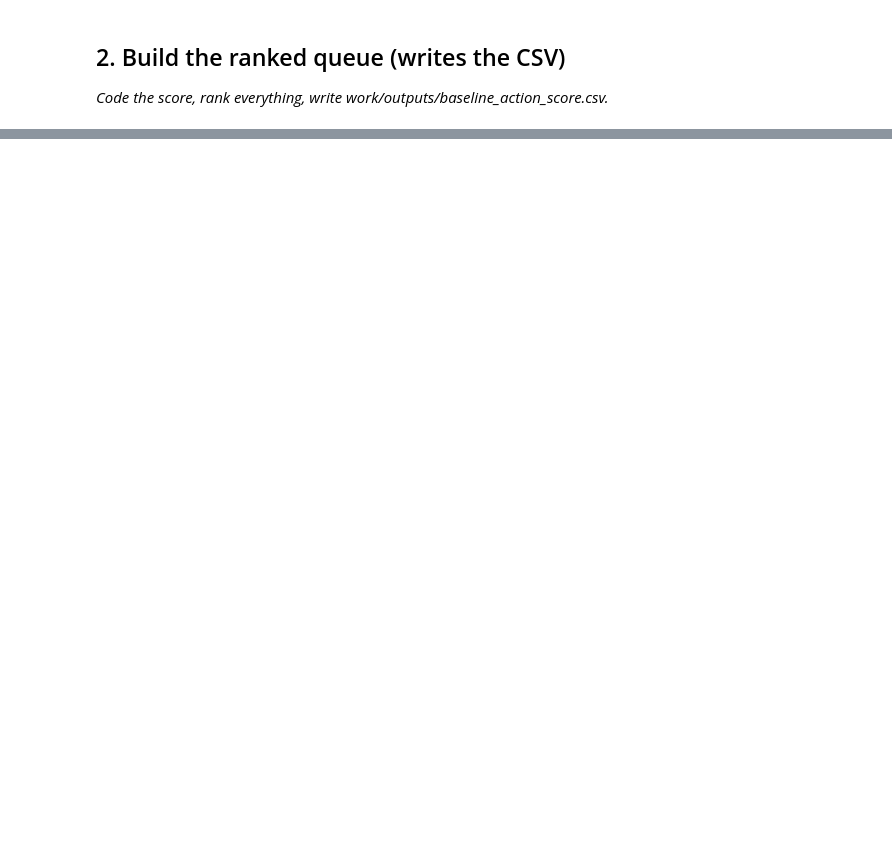
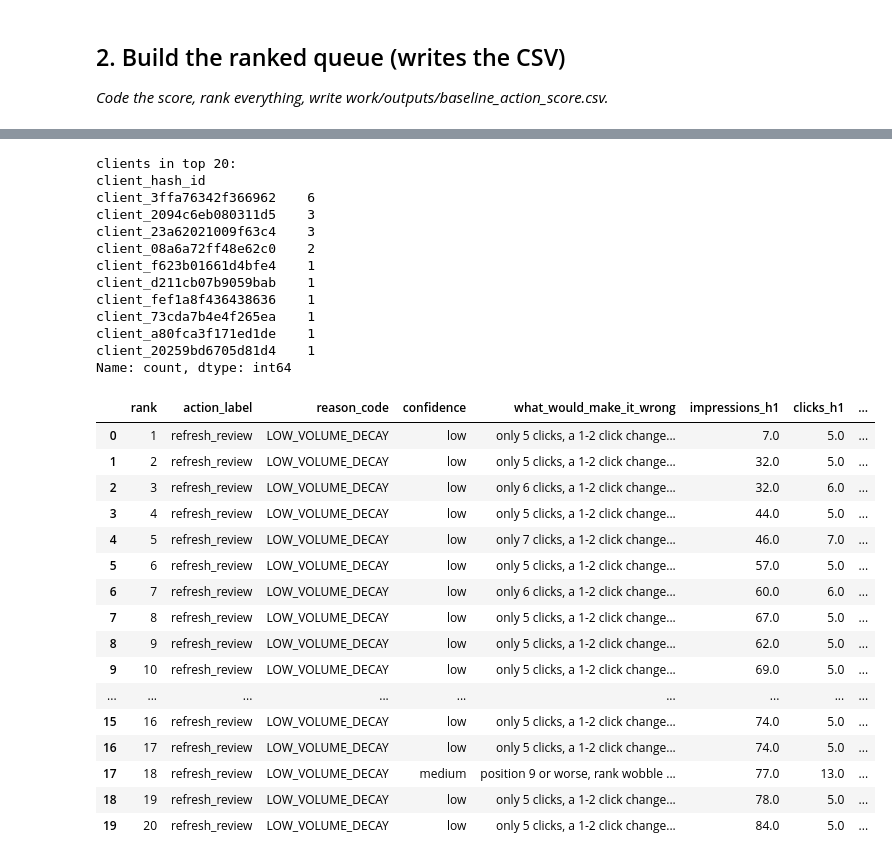
Before and after one commit to Hammad-vibes/FlyRank-Internship, a Jupyter notebook: work/notebooks/w04_baseline_score.ipynb, the cells around one changed output, grey strips where cells are left out. Saved outputs shown, nothing was run; the diff lists cells and outputs as text; code cells hidden in the pictures; blank space fills up the shorter version.

```diff
--- a/work/notebooks/w04_baseline_score.ipynb
+++ b/work/notebooks/w04_baseline_score.ipynb
@@ -17,3 +89,17 @@ This skeleton is yours to fill. Work the sections **in order** — each one has
 ## 2. Build the ranked queue (writes the CSV)
 
 *Code the score, rank everything, write work/outputs/baseline_action_score.csv.*
+# %%
+# This cell is for CODE (numbers, a query, a check).
+# Write your text answer in the cell ABOVE this one — typing sentences here breaks Run All.
+q = df.copy()
+q["impr_pct"] = q["impressions_h1"].rank(pct=True)
+q["score"] = (1 - q["impr_pct"]).round(4)
+
+cut = q["score"].quantile(0.90)
+q["action_label"] = np.where(q["score"] >= cut, "refresh_review", "monitor")
+q["reason_code"] = np.where(q["score"] >= cut, "LOW_VOLUME_DECAY", "NO_FLAG")
+
+q = q.sort_values("score", ascending=False).reset_index(drop=True)
+q["rank"] = q.index + 1
+print("rows:", len(q))
@@ -19,0 +138,58 @@ This skeleton is yours to fill. Work the sections **in order** — each one has
+# %%
+# This cell is for CODE (numbers, a query, a check).
+# Write your text answer in the cell ABOVE this one — typing sentences here breaks Run All.
+top = q.head(20).copy()
+
+def wrong(r):
+    notes = []
+    if r.clicks_h1 <= 7:
+        notes.append(f"only {int(r.clicks_h1)} clicks, a 1-2 click change flips the label")
+    if r.active_days_h1 <= 5:
+        notes.append(f"active only {int(r.active_days_h1)} days, h1 may not be typical")
+    if r.avg_position_h1 <= 5:
+        notes.append("good position, may be a stable niche page")
+    if r.avg_position_h1 >= 9:
+        notes.append("position 9 or worse, rank wobble may drive the change")
+    return "; ".join(notes) or "normal h2 traffic would simply hold up"
+
+top["confidence"] = np.where(top["clicks_h1"] <= 7, "low", "medium")
+top["what_would_make_it_wrong"] = top.apply(wrong, axis=1)
+
+print("clients in top 20:")
+print(top["client_hash_id"].value_counts(), "\n")
+
+pd.set_option("display.max_colwidth", 140)
+top[["rank", "action_label", "reason_code", "confidence",
+     "what_would_make_it_wrong", "impressions_h1", "clicks_h1",
+     "avg_position_h1", "active_days_h1"]]
+# %% [output]
+clients in top 20:
+client_hash_id
+client_3ffa76342f366962    6
+client_2094c6eb080311d5    3
+client_23a62021009f63c4    3
+client_08a6a72ff48e62c0    2
+client_f623b01661d4bfe4    1
+client_d211cb07b9059bab    1
+client_fef1a8f436438636    1
+client_73cda7b4e4f265ea    1
+client_a80fca3f171ed1de    1
+client_20259bd6705d81d4    1
+Name: count, dtype: int64
+|  | rank | action_label | reason_code | confidence | what_would_make_it_wrong | impressions_h1 | clicks_h1 | ... |
+| 0 | 1 | refresh_review | LOW_VOLUME_DECAY | low | only 5 clicks, a 1-2 click change... | 7.0 | 5.0 | ... |
+| 1 | 2 | refresh_review | LOW_VOLUME_DECAY | low | only 5 clicks, a 1-2 click change... | 32.0 | 5.0 | ... |
+| 2 | 3 | refresh_review | LOW_VOLUME_DECAY | low | only 6 clicks, a 1-2 click change... | 32.0 | 6.0 | ... |
+| 3 | 4 | refresh_review | LOW_VOLUME_DECAY | low | only 5 clicks, a 1-2 click change... | 44.0 | 5.0 | ... |
+| 4 | 5 | refresh_review | LOW_VOLUME_DECAY | low | only 7 clicks, a 1-2 click change... | 46.0 | 7.0 | ... |
+| 5 | 6 | refresh_review | LOW_VOLUME_DECAY | low | only 5 clicks, a 1-2 click change... | 57.0 | 5.0 | ... |
+| 6 | 7 | refresh_review | LOW_VOLUME_DECAY | low | only 6 clicks, a 1-2 click change... | 60.0 | 6.0 | ... |
+| 7 | 8 | refresh_review | LOW_VOLUME_DECAY | low | only 5 clicks, a 1-2 click change... | 67.0 | 5.0 | ... |
+| 8 | 9 | refresh_review | LOW_VOLUME_DECAY | low | only 5 clicks, a 1-2 click change... | 62.0 | 5.0 | ... |
+| 9 | 10 | refresh_review | LOW_VOLUME_DECAY | low | only 5 clicks, a 1-2 click change... | 69.0 | 5.0 | ... |
+| ... | ... | ... | ... | ... | ... | ... | ... | ... |
+| 15 | 16 | refresh_review | LOW_VOLUME_DECAY | low | only 5 clicks, a 1-2 click change... | 74.0 | 5.0 | ... |
+| 16 | 17 | refresh_review | LOW_VOLUME_DECAY | low | only 5 clicks, a 1-2 click change... | 74.0 | 5.0 | ... |
+| 17 | 18 | refresh_review | LOW_VOLUME_DECAY | medium | position 9 or worse, rank wobble ... | 77.0 | 13.0 | ... |
+| 18 | 19 | refresh_review | LOW_VOLUME_DECAY | low | only 5 clicks, a 1-2 click change... | 78.0 | 5.0 | ... |
+| 19 | 20 | refresh_review | LOW_VOLUME_DECAY | low | only 5 clicks, a 1-2 click change... | 84.0 | 5.0 | ... |
```
Also changed, not shown: parts of 14 cells of this notebook.
